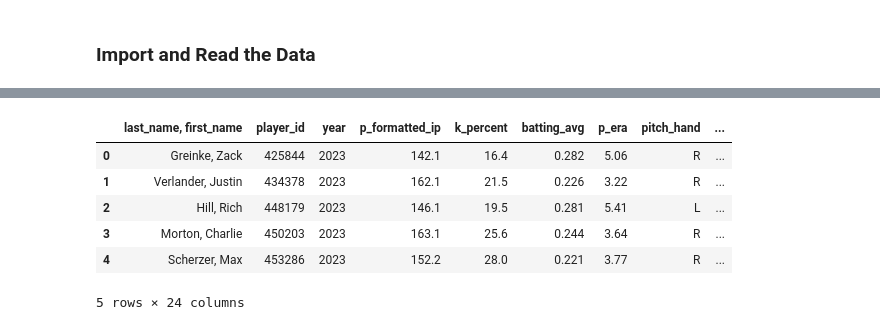
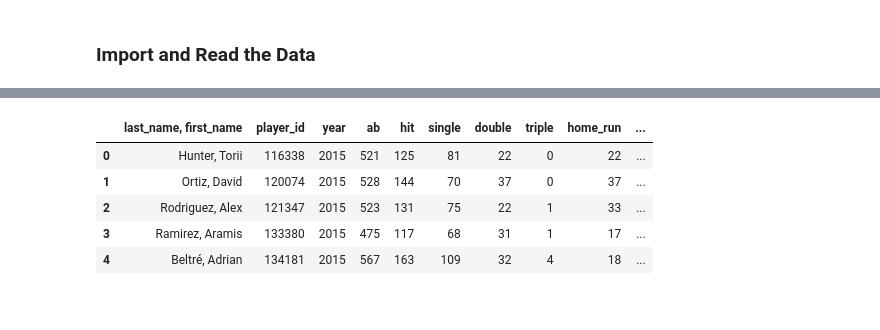
Before and after one commit to apbadzioch/MLB_stuff, a Jupyter notebook: newMLB/new.ipynb, the cells around one changed output, grey strips where cells are left out. Cells and saved outputs as stored; diff of their text form; code cells hidden in the pictures.

```diff
--- a/newMLB/new.ipynb
+++ b/newMLB/new.ipynb
@@ -15,6 +32,8 @@ warnings.filterwarnings('ignore')
 # %% [markdown]
 ### Import and Read the Data
 # %%
-df_2024 = pd.read_csv('stats2024.csv')
-df_2023 = pd.read_csv('stats2023.csv')
+pitch_df = pd.read_csv('pitchStats.csv')
+batter_df = pd.read_csv('batterStats.csv')
+pitch = pitch_df.copy()
+batter = batter_df.copy()
 # %%
@@ -30,10 +111,9 @@ df_2024.head()
 # %%
-df_2023.head()
+batter.head()
 # %% [output]
-|  | last_name, first_name | player_id | year | p_formatted_ip | k_percent | batting_avg | p_era | pitch_hand | ... |
-| 0 | Greinke, Zack | 425844 | 2023 | 142.1 | 16.4 | 0.282 | 5.06 | R | ... |
-| 1 | Verlander, Justin | 434378 | 2023 | 162.1 | 21.5 | 0.226 | 3.22 | R | ... |
-| 2 | Hill, Rich | 448179 | 2023 | 146.1 | 19.5 | 0.281 | 5.41 | L | ... |
-| 3 | Morton, Charlie | 450203 | 2023 | 163.1 | 25.6 | 0.244 | 3.64 | R | ... |
-| 4 | Scherzer, Max | 453286 | 2023 | 152.2 | 28.0 | 0.221 | 3.77 | R | ... |
+|  | last_name, first_name | player_id | year | ab | hit | single | double | triple | home_run | ... |
+| 0 | Hunter, Torii | 116338 | 2015 | 521 | 125 | 81 | 22 | 0 | 22 | ... |
+| 1 | Ortiz, David | 120074 | 2015 | 528 | 144 | 70 | 37 | 0 | 37 | ... |
+| 2 | Rodriguez, Alex | 121347 | 2015 | 523 | 131 | 75 | 22 | 1 | 33 | ... |
+| 3 | Ramirez, Aramis | 133380 | 2015 | 475 | 117 | 68 | 31 | 1 | 17 | ... |
+| 4 | Beltré, Adrian | 134181 | 2015 | 567 | 163 | 109 | 32 | 4 | 18 | ... |
-5 rows × 24 columns
```
Also changed, not shown: parts of 27 cells of this notebook, 6 other files.
